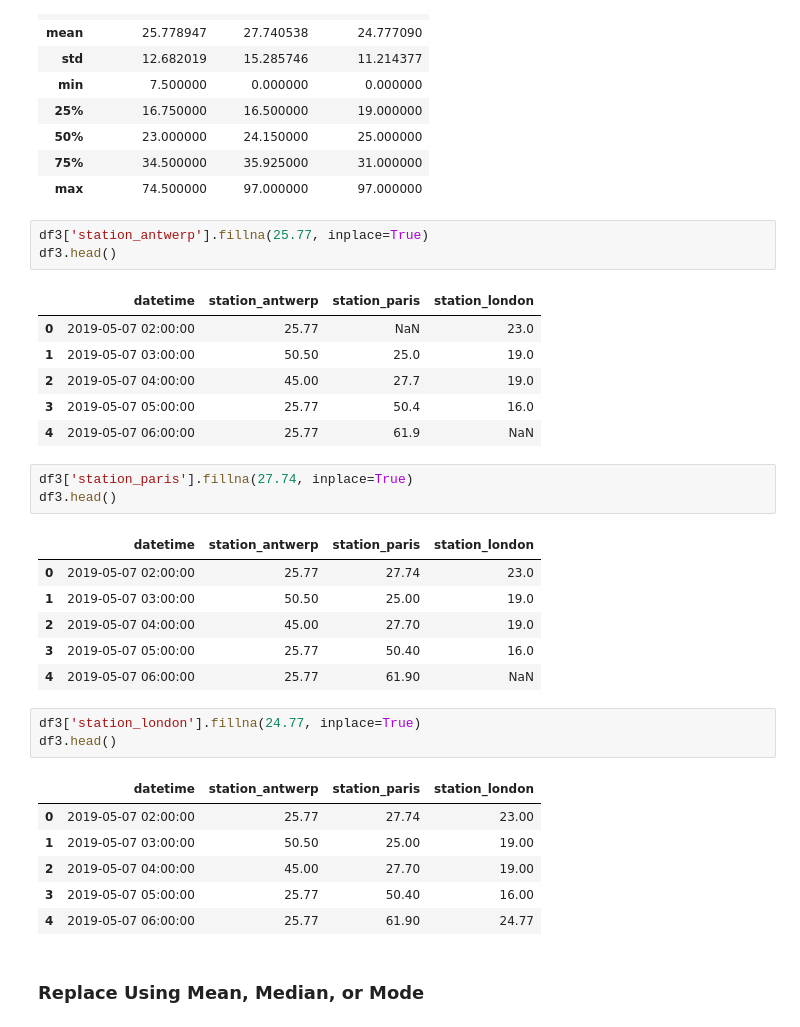
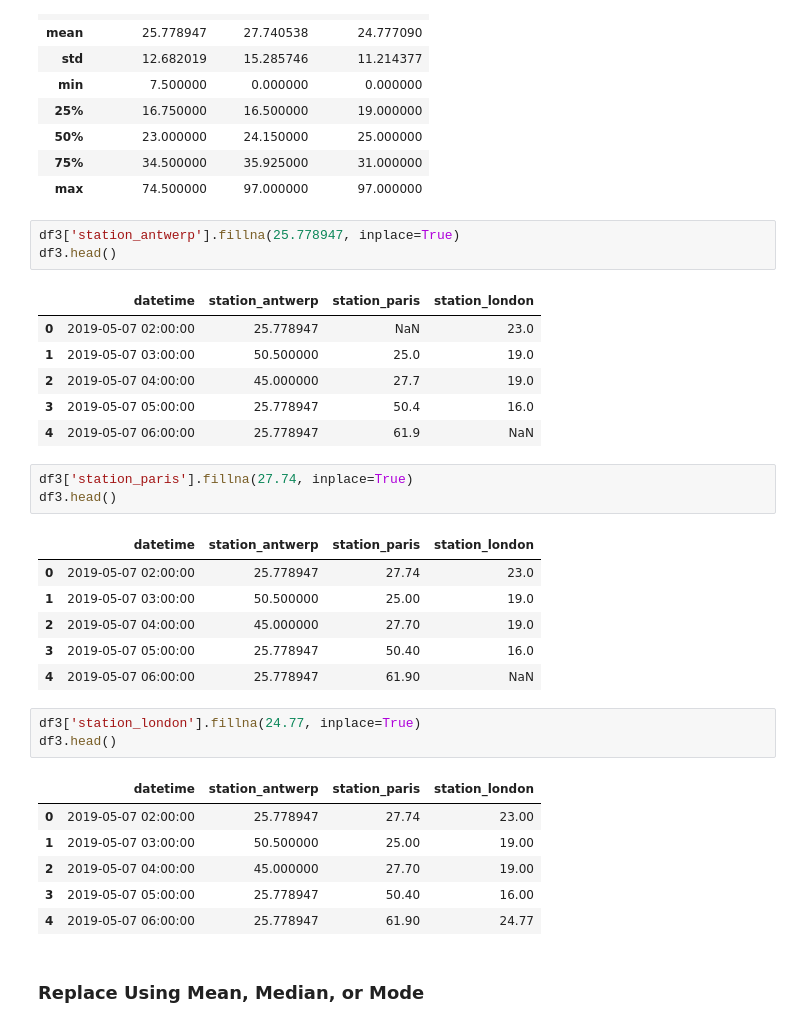
Before and after one commit to Sagarlatake/Pandas-End-to-End-Tuts, a Jupyter notebook: Pandas-Start-to-End-Indetail.ipynb, the cells around one changed output. Saved outputs shown, nothing was run; the diff lists cells and outputs as text.

```diff
--- a/Pandas-Start-to-End-Indetail.ipynb
+++ b/Pandas-Start-to-End-Indetail.ipynb
@@ -651,34 +653,34 @@ df3.describe()
 | 75% | 34.500000 | 35.925000 | 31.000000 |
 | max | 74.500000 | 97.000000 | 97.000000 |
 # %%
-df3['station_antwerp'].fillna(25.77, inplace=True)
+df3['station_antwerp'].fillna(25.778947, inplace=True)
 df3.head()
 # %% [output]
 |  | datetime | station_antwerp | station_paris | station_london |
-| 0 | 2019-05-07 02:00:00 | 25.77 | NaN | 23.0 |
-| 1 | 2019-05-07 03:00:00 | 50.50 | 25.0 | 19.0 |
-| 2 | 2019-05-07 04:00:00 | 45.00 | 27.7 | 19.0 |
-| 3 | 2019-05-07 05:00:00 | 25.77 | 50.4 | 16.0 |
-| 4 | 2019-05-07 06:00:00 | 25.77 | 61.9 | NaN |
+| 0 | 2019-05-07 02:00:00 | 25.778947 | NaN | 23.0 |
+| 1 | 2019-05-07 03:00:00 | 50.500000 | 25.0 | 19.0 |
+| 2 | 2019-05-07 04:00:00 | 45.000000 | 27.7 | 19.0 |
+| 3 | 2019-05-07 05:00:00 | 25.778947 | 50.4 | 16.0 |
+| 4 | 2019-05-07 06:00:00 | 25.778947 | 61.9 | NaN |
 # %%
 df3['station_paris'].fillna(27.74, inplace=True)
 df3.head()
 # %% [output]
 |  | datetime | station_antwerp | station_paris | station_london |
-| 0 | 2019-05-07 02:00:00 | 25.77 | 27.74 | 23.0 |
-| 1 | 2019-05-07 03:00:00 | 50.50 | 25.00 | 19.0 |
-| 2 | 2019-05-07 04:00:00 | 45.00 | 27.70 | 19.0 |
-| 3 | 2019-05-07 05:00:00 | 25.77 | 50.40 | 16.0 |
-| 4 | 2019-05-07 06:00:00 | 25.77 | 61.90 | NaN |
+| 0 | 2019-05-07 02:00:00 | 25.778947 | 27.74 | 23.0 |
+| 1 | 2019-05-07 03:00:00 | 50.500000 | 25.00 | 19.0 |
+| 2 | 2019-05-07 04:00:00 | 45.000000 | 27.70 | 19.0 |
+| 3 | 2019-05-07 05:00:00 | 25.778947 | 50.40 | 16.0 |
+| 4 | 2019-05-07 06:00:00 | 25.778947 | 61.90 | NaN |
 # %%
 df3['station_london'].fillna(24.77, inplace=True)
 df3.head()
 # %% [output]
 |  | datetime | station_antwerp | station_paris | station_london |
-| 0 | 2019-05-07 02:00:00 | 25.77 | 27.74 | 23.00 |
-| 1 | 2019-05-07 03:00:00 | 50.50 | 25.00 | 19.00 |
-| 2 | 2019-05-07 04:00:00 | 45.00 | 27.70 | 19.00 |
-| 3 | 2019-05-07 05:00:00 | 25.77 | 50.40 | 16.00 |
-| 4 | 2019-05-07 06:00:00 | 25.77 | 61.90 | 24.77 |
+| 0 | 2019-05-07 02:00:00 | 25.778947 | 27.74 | 23.00 |
+| 1 | 2019-05-07 03:00:00 | 50.500000 | 25.00 | 19.00 |
+| 2 | 2019-05-07 04:00:00 | 45.000000 | 27.70 | 19.00 |
+| 3 | 2019-05-07 05:00:00 | 25.778947 | 50.40 | 16.00 |
+| 4 | 2019-05-07 06:00:00 | 25.778947 | 61.90 | 24.77 |
 # %% [markdown]
 ### Replace Using Mean, Median, or Mode
```
Also changed, not shown: parts of 11 cells of this notebook.
